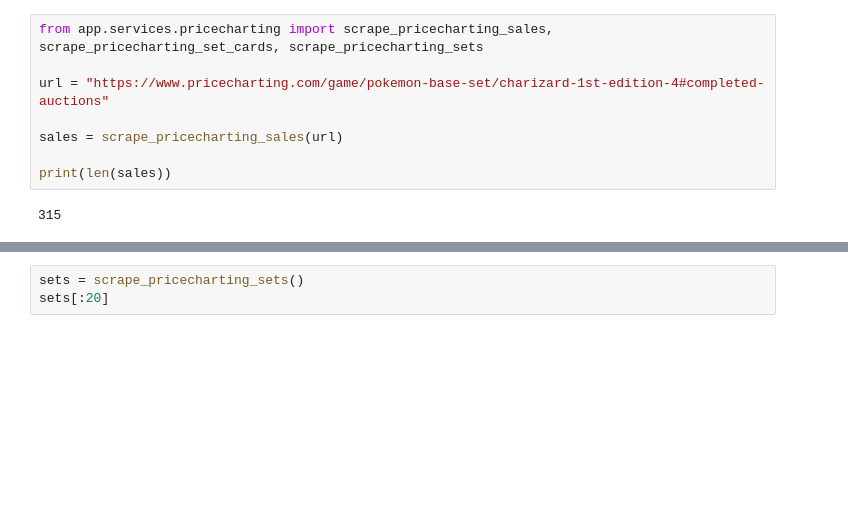
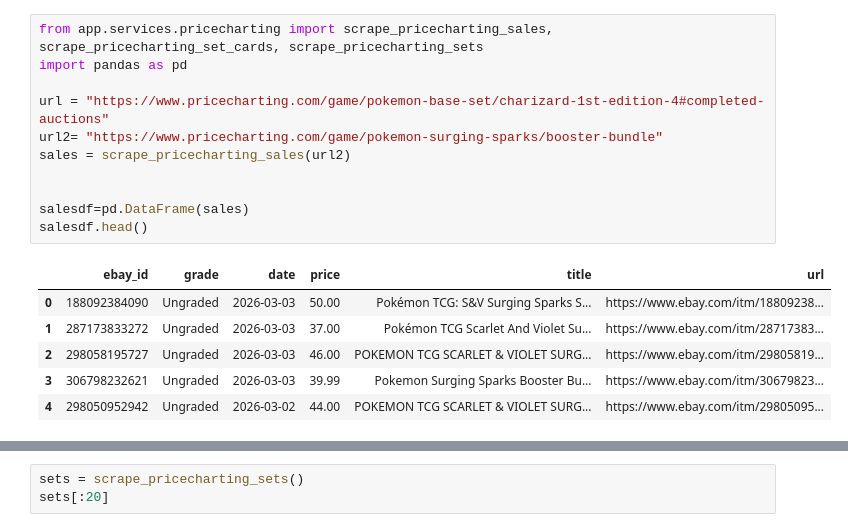
Before and after one commit to michalwodnicki/poke-scrape, a Jupyter notebook: charting.ipynb, the cells around one changed output, grey strips where cells are left out. Drawn from its saved outputs; the diff is of its cells as text; blank space fills up the shorter version.

Commit message:
more pricecharting scraping

```diff
--- a/charting.ipynb
+++ b/charting.ipynb
@@ -1,10 +1,18 @@
 # %%
 from app.services.pricecharting import scrape_pricecharting_sales, scrape_pricecharting_set_cards, scrape_pricecharting_sets
+import pandas as pd
 
 url = "https://www.pricecharting.com/game/pokemon-base-set/charizard-1st-edition-4#completed-auctions"
+url2= "https://www.pricecharting.com/game/pokemon-surging-sparks/booster-bundle"
+sales = scrape_pricecharting_sales(url2)
 
-sales = scrape_pricecharting_sales(url)
 
-print(len(sales))
+salesdf=pd.DataFrame(sales)
+salesdf.head()
 # %% [output]
-315
+|  | ebay_id | grade | date | price | title | url |
+| 0 | 188092384090 | Ungraded | 2026-03-03 | 50.00 | Pokémon TCG: S&V Surging Sparks S... | https://www.ebay.com/itm/18809238... |
+| 1 | 287173833272 | Ungraded | 2026-03-03 | 37.00 | Pokémon TCG Scarlet And Violet Su... | https://www.ebay.com/itm/28717383... |
+| 2 | 298058195727 | Ungraded | 2026-03-03 | 46.00 | POKEMON TCG SCARLET & VIOLET SURG... | https://www.ebay.com/itm/29805819... |
+| 3 | 306798232621 | Ungraded | 2026-03-03 | 39.99 | Pokemon Surging Sparks Booster Bu... | https://www.ebay.com/itm/30679823... |
+| 4 | 298050952942 | Ungraded | 2026-03-02 | 44.00 | POKEMON TCG SCARLET & VIOLET SURG... | https://www.ebay.com/itm/29805095... |
```
Also changed, not shown: parts of 2 cells of this notebook, 1 other file.
